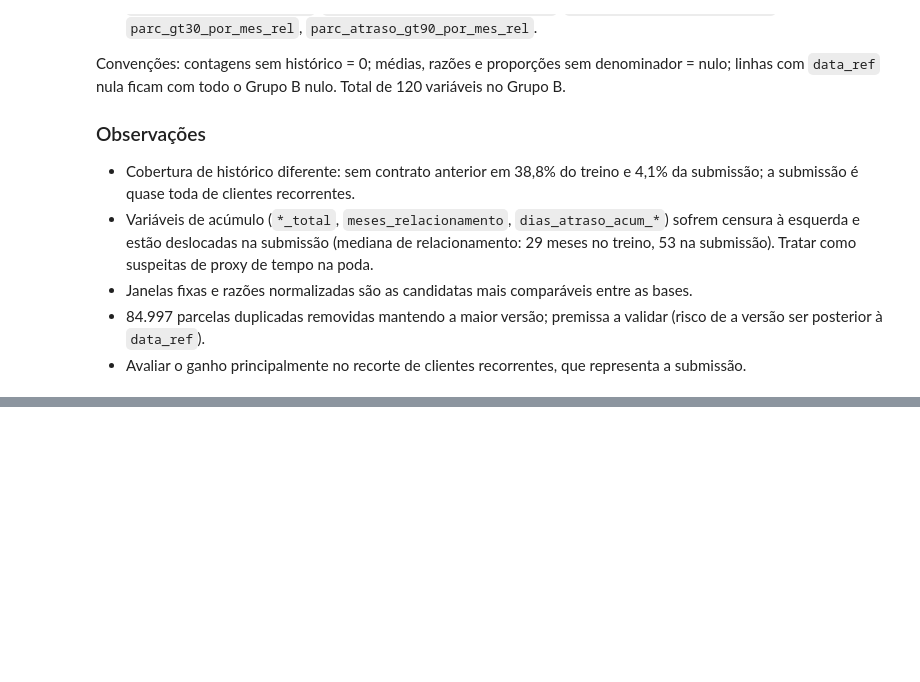
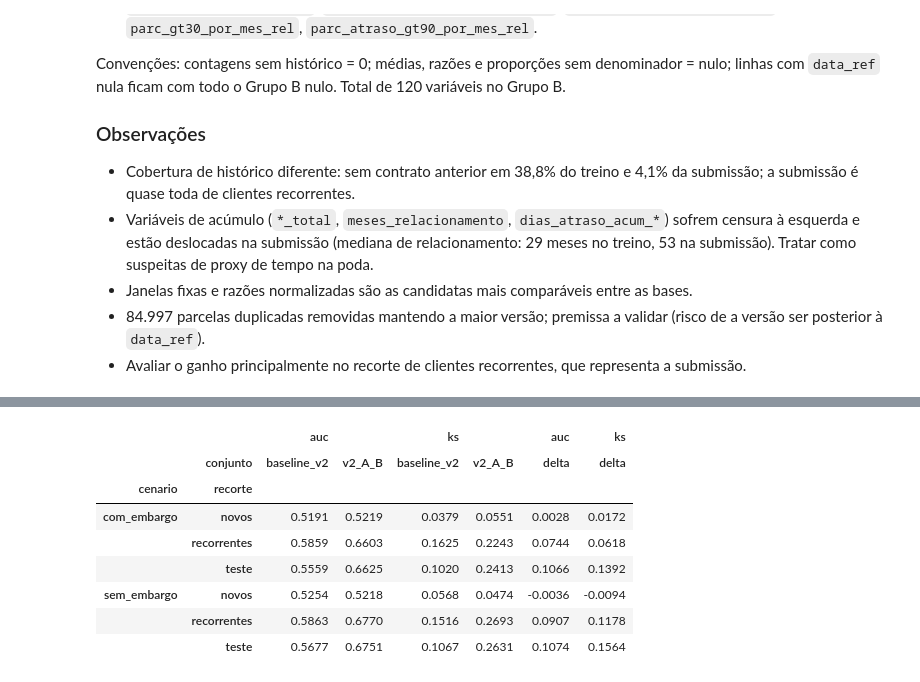
Before and after one commit to Gabverz/DS-Accelerator, a Jupyter notebook: notebooks/03_features_modelagem.ipynb, the cells around one changed output, grey strips where cells are left out. Saved outputs shown, nothing was run; the diff lists cells and outputs as text; code cells hidden in the pictures; blank space fills up the shorter version.

Commit message:
docs: auditoria do grupo B (recorrentes, ablação, checagem de vazamento e versão de parcela)

```diff
--- a/notebooks/03_features_modelagem.ipynb
+++ b/notebooks/03_features_modelagem.ipynb
@@ -1057,3 +1059,76 @@ Convenções: contagens sem histórico = 0; médias, razões e proporções sem
 - Janelas fixas e razões normalizadas são as candidatas mais comparáveis entre as bases.
 - 84.997 parcelas duplicadas removidas mantendo a maior versão; premissa a validar (risco de a versão ser posterior à `data_ref`).
 - Avaliar o ganho principalmente no recorte de clientes recorrentes, que representa a submissão.
+# %%
+# ============================================================
+# Avaliação única: baseline v2 x v2 + Grupo A + Grupo B
+# Reutiliza os splits do setup (tr_sem, tr_com, teste) pelos índices;
+# categorias definidas só pelo treino de cada cenário (inéditas -> NaN).
+# Sem ajuste de hiperparâmetros e sem seleção de variáveis com o teste.
+# ============================================================
+
+GRUPO_A = ["idade_anos", "razao_credito_parcela", "razao_credito_bem",
+           "razao_credito_renda", "razao_parcela_renda"]
+CONJUNTOS = {
+    "baseline_v2": list(FEATURES_V2),
+    "v2_A_B": list(FEATURES_V2) + GRUPO_A + COLS_B,
+}
+
+# Índices dos splits do setup; features vêm de base_treino (tem Grupos A e B)
+idx_cenarios = {"com_embargo": tr_com.index, "sem_embargo": tr_sem.index}
+idx_teste = teste.index
+assert base_treino.index.is_unique
+assert idx_cenarios["com_embargo"].isin(base_treino.index).all()
+assert idx_teste.isin(base_treino.index).all()
+print(f"tr_sem={len(tr_sem)} | tr_com={len(tr_com)} | teste={len(teste)}")
+
+df_teste = base_treino.loc[idx_teste]
+y_teste = df_teste[COL_TARGET].astype(int)
+
+# Recortes: recorrente = tem contrato anterior (confira n: 12057 recorrentes e 8765 novos)
+rec_teste = (df_teste["qtd_contratos_total"] > 0).to_numpy()
+recortes = {
+    "teste": np.ones(len(df_teste), dtype=bool),
+    "novos": ~rec_teste,
+    "recorrentes": rec_teste,
+}
+print({k: int(v.sum()) for k, v in recortes.items()})
+
+def auc_ks(y_true, score):
+    """AUC e KS (máxima distância entre TPR e FPR)."""
+    fpr, tpr, _ = roc_curve(y_true, score)
+    return roc_auc_score(y_true, score), float(np.max(tpr - fpr))
+
+resultados = []
+for nome_conj, cols in CONJUNTOS.items():
+    colunas_cat = [c for c in cols
+                   if base_treino[c].dtype == "object"
+                   or str(base_treino[c].dtype) in ("category", "string")]
+
+    for cenario, idx_tr in idx_cenarios.items():
+        df_tr = base_treino.loc[idx_tr]
+        categorias = {c: sorted(df_tr[c].dropna().unique()) for c in colunas_cat}
+
+        X_tr = df_tr[cols].copy()
+        X_te = df_teste[cols].copy()
+        for c in colunas_cat:
+            X_tr[c] = pd.Categorical(X_tr[c], categories=categorias[c])
+            X_te[c] = pd.Categorical(X_te[c], categories=categorias[c])
+
+        modelo = HistGradientBoostingClassifier(categorical_features="from_dtype", random_state=42)
+        modelo.fit(X_tr, df_tr[COL_TARGET].astype(int))
+        score = modelo.predict_proba(X_te)[:, 1]
+
+        for recorte, mask in recortes.items():
+            auc, ks = auc_ks(y_teste.to_numpy()[mask], score[mask])
+            resultados.append({"conjunto": nome_conj, "cenario": cenario, "recorte": recorte,
+                               "n": int(mask.sum()), "maus": int(y_teste.to_numpy()[mask].sum()),
+                               "auc": auc, "ks": ks})
+
+res = pd.DataFrame(resultados)
+tabela = res.pivot_table(index=["cenario", "recorte"], columns="conjunto", values=["auc", "ks"])
+tabela[("auc", "delta")] = tabela[("auc", "v2_A_B")] - tabela[("auc", "baseline_v2")]
+tabela[("ks", "delta")] = tabela[("ks", "v2_A_B")] - tabela[("ks", "baseline_v2")]
+display(res.pivot_table(index=["cenario", "recorte"], values=["n", "maus"], aggfunc="first"))
+display(tabela.round(4))
+# %% [output]
@@ -1059,0 +1145,9 @@ Convenções: contagens sem histórico = 0; médias, razões e proporções sem
+|  |  | auc |  | ks |  | auc | ks |
+|  | conjunto | baseline_v2 | v2_A_B | baseline_v2 | v2_A_B | delta | delta |
+| cenario | recorte |  |  |  |  |  |  |
+| com_embargo | novos | 0.5191 | 0.5219 | 0.0379 | 0.0551 | 0.0028 | 0.0172 |
+|  | recorrentes | 0.5859 | 0.6603 | 0.1625 | 0.2243 | 0.0744 | 0.0618 |
+|  | teste | 0.5559 | 0.6625 | 0.1020 | 0.2413 | 0.1066 | 0.1392 |
+| sem_embargo | novos | 0.5254 | 0.5218 | 0.0568 | 0.0474 | -0.0036 | -0.0094 |
+|  | recorrentes | 0.5863 | 0.6770 | 0.1516 | 0.2693 | 0.0907 | 0.1178 |
+|  | teste | 0.5677 | 0.6751 | 0.1067 | 0.2631 | 0.1074 | 0.1564 |
```
Also changed, not shown: parts of 15 cells of this notebook, 1 other file.
